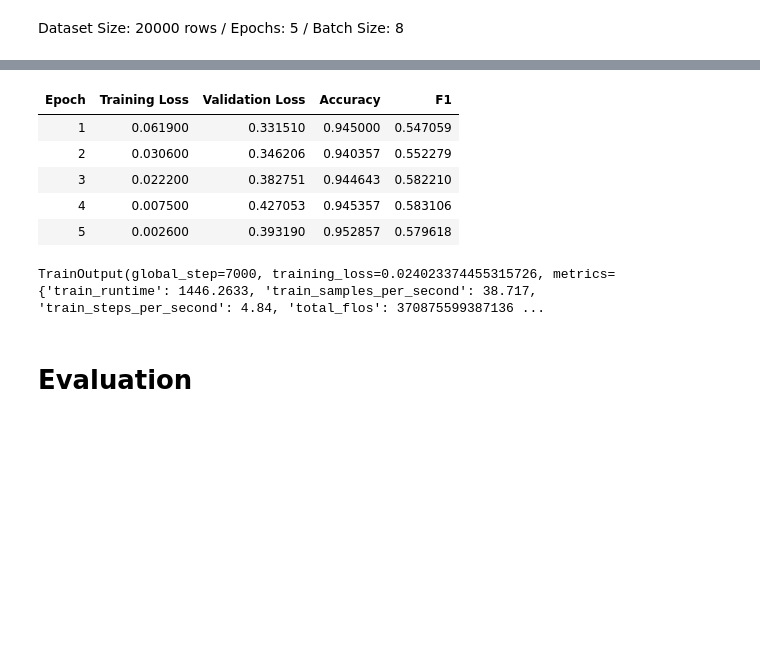
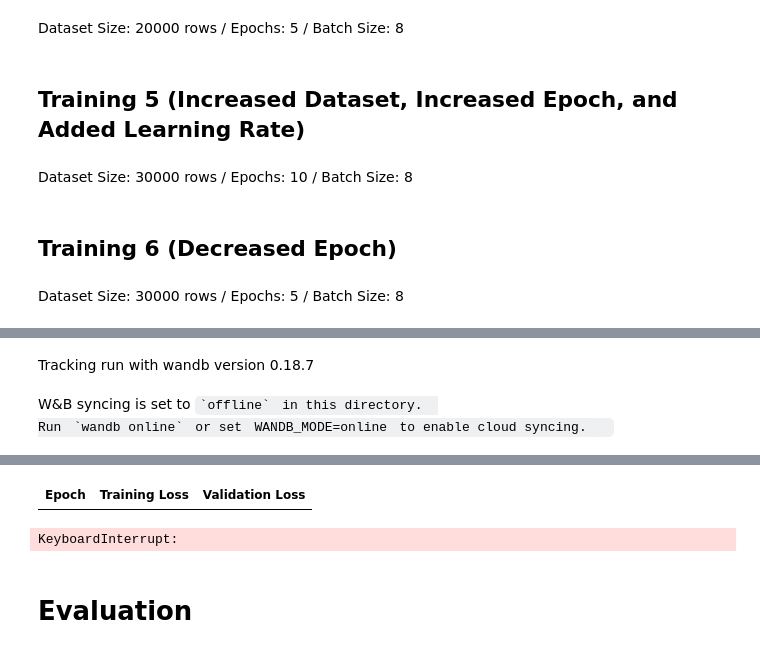
Before and after one commit to vhinatav/IAT360_FinalProject, a Jupyter notebook: ToxicCommentModel.ipynb, the cells around one changed output, grey strips where cells are left out. Drawn from its saved outputs; the diff is of its cells as text; code cells hidden in the pictures; blank space fills up the shorter version.

```diff
--- a/ToxicCommentModel.ipynb
+++ b/ToxicCommentModel.ipynb
@@ -43,12 +39,12 @@ from PIL import Image
 # %% [markdown]
 ## Data
 # %%
-# Step 1: Load the dataset
+# Load the dataset
 from datasets import load_dataset
 
 # Original Datasets are available at https://huggingface.co/datasets/SetFit/toxic_conversations
 # Modified Datasets are available at https://huggingface.co/datasets/vhinatav/360toxicdata20000
-raw_dataset = load_dataset('vhinatav/360toxicdata20000')
+raw_dataset = load_dataset('ct0314/360toxicdata30000')
 raw_dataset
 
 # get train and validation set
@@ -63,12 +59,12 @@ dataset
 dataset['test'] = raw_dataset['test']
 dataset
 
-# Step 2: Load pre-trained BERT tokenizer
+# Load pre-trained BERT tokenizer
 checkpoint = 'distilbert-base-uncased'
 tokenizer = AutoTokenizer.from_pretrained(checkpoint, use_fast=True)
 tokenizer
 
-# Step 3: Tokenize the dataset
+# Tokenize the dataset
 def tokenize_function(examples):
     return tokenizer(examples["text"], padding="max_length", truncation=True)
 
@@ -149,14 +150,22 @@ Image.open('/content/Training_Results/Training_3.png')
 # %% [markdown]
 Dataset Size: 20000 rows / Epochs: 5 / Batch Size: 8
+# %% [markdown]
+## Training 5 (Increased Dataset, Increased Epoch, and Added Learning Rate)
+# %% [markdown]
+Dataset Size: 30000 rows / Epochs: 10 / Batch Size: 8
+# %% [markdown]
+## Training 6 (Decreased Epoch)
+# %% [markdown]
+Dataset Size: 30000 rows / Epochs: 5 / Batch Size: 8
 # %%
-# Step 6: Set up training arguments
+# Set up training arguments
 training_args = TrainingArguments(
     output_dir="./results",
     evaluation_strategy="epoch",
     learning_rate=2e-5,
     per_device_train_batch_size=8,
     per_device_eval_batch_size=8,
-    num_train_epochs=5,
+    num_train_epochs=10,
     save_strategy="no",
     logging_dir="./logs",
 )
@@ -179,0 +190,3 @@ Using the `WANDB_DISABLED` environment variable is deprecated and will be remove
+Tracking run with wandb version 0.18.7
+W&B syncing is set to `offline` in this directory.
+Run `wandb online` or set WANDB_MODE=online to enable cloud syncing.
@@ -181,10 +194,5 @@ Using the `WANDB_DISABLED` environment variable is deprecated and will be remove
-| Epoch | Training Loss | Validation Loss | Accuracy | F1 |
-| 1 | 0.061900 | 0.331510 | 0.945000 | 0.547059 |
-| 2 | 0.030600 | 0.346206 | 0.940357 | 0.552279 |
-| 3 | 0.022200 | 0.382751 | 0.944643 | 0.582210 |
-| 4 | 0.007500 | 0.427053 | 0.945357 | 0.583106 |
-| 5 | 0.002600 | 0.393190 | 0.952857 | 0.579618 |
+| Epoch | Training Loss | Validation Loss |
-TrainOutput(global_step=7000, training_loss=0.024023374455315726, metrics={'train_runtime': 1446.2633, 'train_samples_per_second': 38.717, 'train_steps_per_second': 4.84, 'total_flos': 370875599387136 ...
+KeyboardInterrupt:
 # %% [markdown]
 # **Evaluation**
 # %%
```
Also changed, not shown: parts of 8 cells of this notebook.
